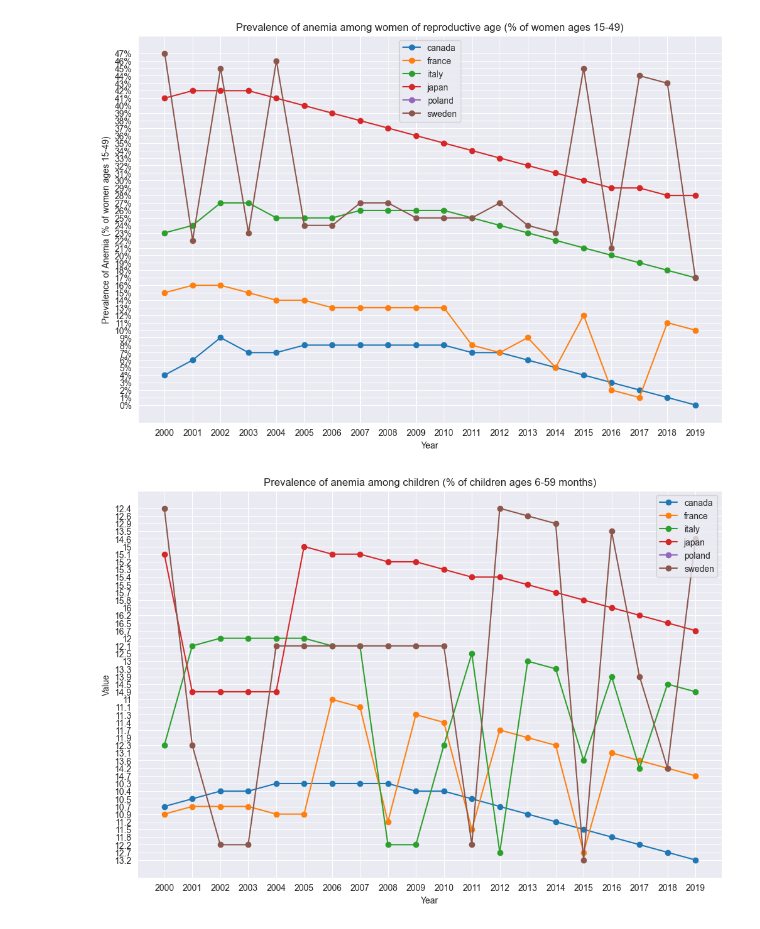
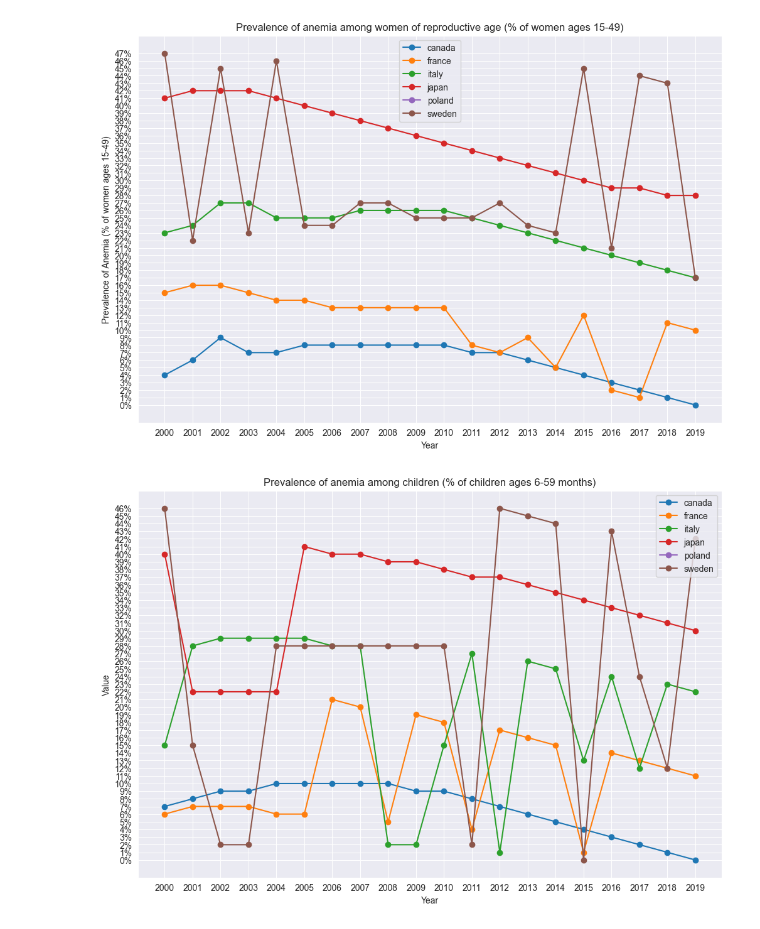
Before and after one commit to DuQer/HealthEducationVisualization, a Jupyter notebook: main.ipynb, the cells around one changed output. Cells and saved outputs as stored; diff of their text form; code cells hidden in the pictures.

Commit message:
Fixed issue with Y axis in "Prevalence of anemia among children (% of children ages 6-59 months)" chart

```diff
--- a/main.ipynb
+++ b/main.ipynb
@@ -229,22 +229,22 @@ plt.show()
 # %%
 
 indicator_name_children = "Prevalence of anemia among children (% of children ages 6-59 months)"
 
 plt.figure(figsize=(12, 8))
 
 for country in selected_countries:
     selected_data_children = lista_health[country][lista_health[country]['Indicator Name'] == indicator_name_children]
     selected_data_children = selected_data_children.sort_values(by='Year', ascending=False)
     plt.plot(selected_data_children['Year'], selected_data_children['Value'], marker='o', linestyle='-', label=country)
 
 plt.title(indicator_name_children)
 plt.xlabel('Year')
 plt.ylabel('Value')
 plt.legend()
 plt.grid(True)
 
 plt.gca().invert_xaxis()
-
+plt.gca().yaxis.set_major_formatter(ticker.PercentFormatter())
 plt.show()
 # %% [output]
-[figure, old version]
+[figure, new version]
```
